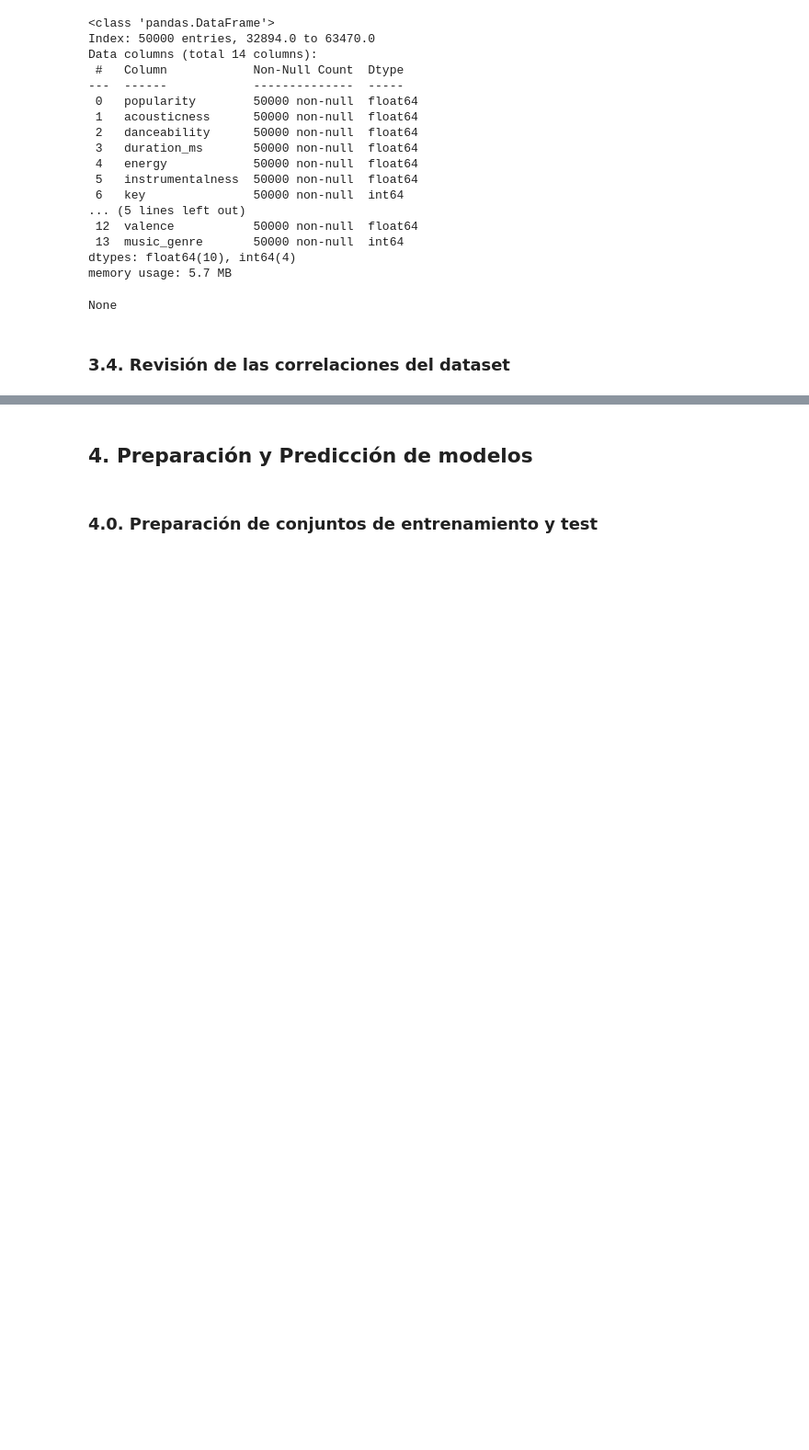
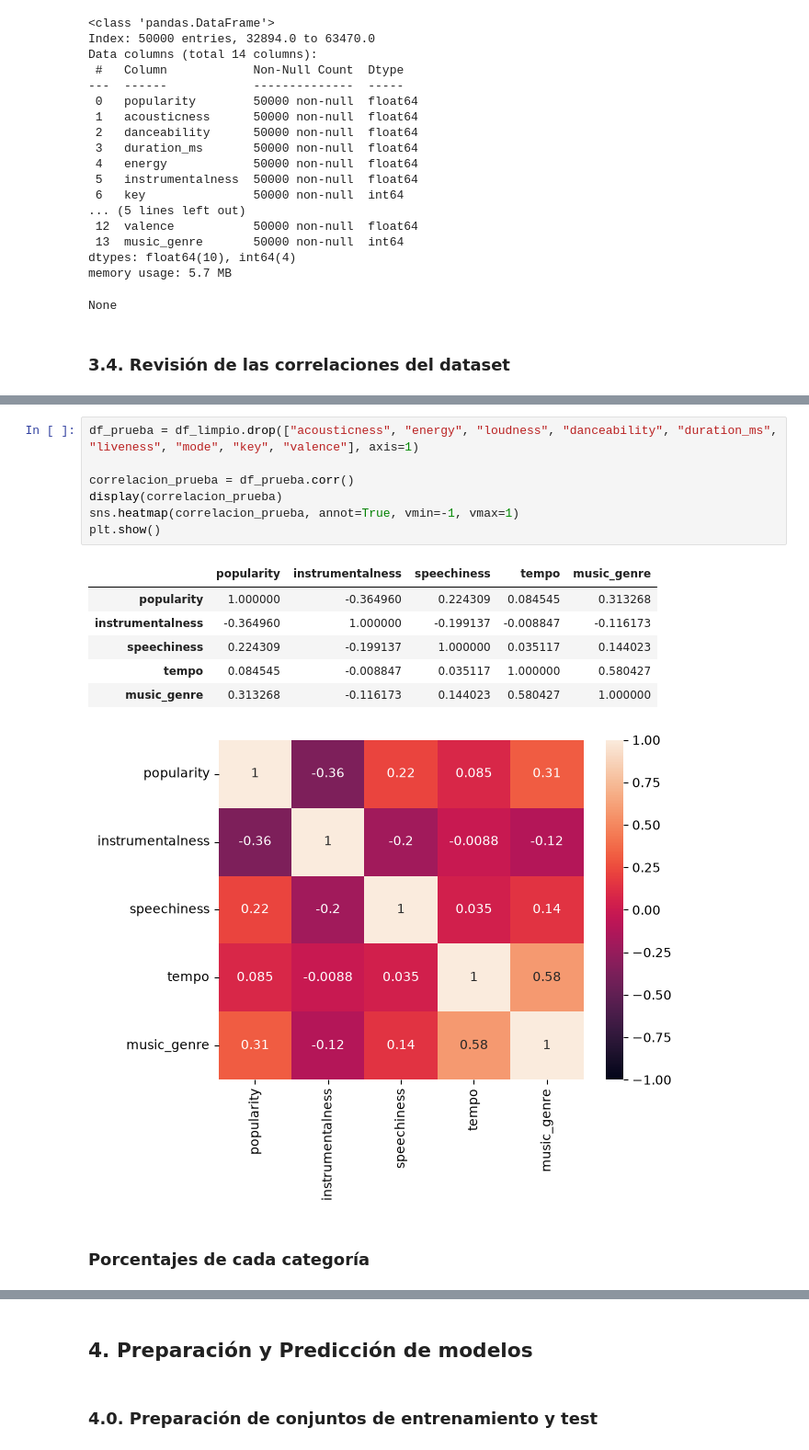
Before and after one commit to ErikAT04/PROYECTO1EVALPIA, a Jupyter notebook: Proyecto1PIA_ErikAmoToquero.ipynb, the cells around one changed output, grey strips where cells are left out. Shown at 92% size. Cells and saved outputs as stored; diff of their text form; blank space fills up the shorter version.

```diff
--- a/Proyecto1PIA_ErikAmoToquero.ipynb
+++ b/Proyecto1PIA_ErikAmoToquero.ipynb
@@ -217,0 +240,17 @@ De un vistazo rápido, los valores más correlacionados al género musical son e
+# %%
+df_prueba = df_limpio.drop(["acousticness", "energy", "loudness", "danceability", "duration_ms", "liveness", "mode", "key", "valence"], axis=1)
+
+correlacion_prueba = df_prueba.corr()
+display(correlacion_prueba)
+sns.heatmap(correlacion_prueba, annot=True, vmin=-1, vmax=1)
+plt.show()
+# %% [output]
+|  | popularity | instrumentalness | speechiness | tempo | music_genre |
+| popularity | 1.000000 | -0.364960 | 0.224309 | 0.084545 | 0.313268 |
+| instrumentalness | -0.364960 | 1.000000 | -0.199137 | -0.008847 | -0.116173 |
+| speechiness | 0.224309 | -0.199137 | 1.000000 | 0.035117 | 0.144023 |
+| tempo | 0.084545 | -0.008847 | 0.035117 | 1.000000 | 0.580427 |
+| music_genre | 0.313268 | -0.116173 | 0.144023 | 0.580427 | 1.000000 |
+[figure, added]
+# %% [markdown]
+### Porcentajes de cada categoría
```
Also changed, not shown: parts of 23 cells of this notebook.
